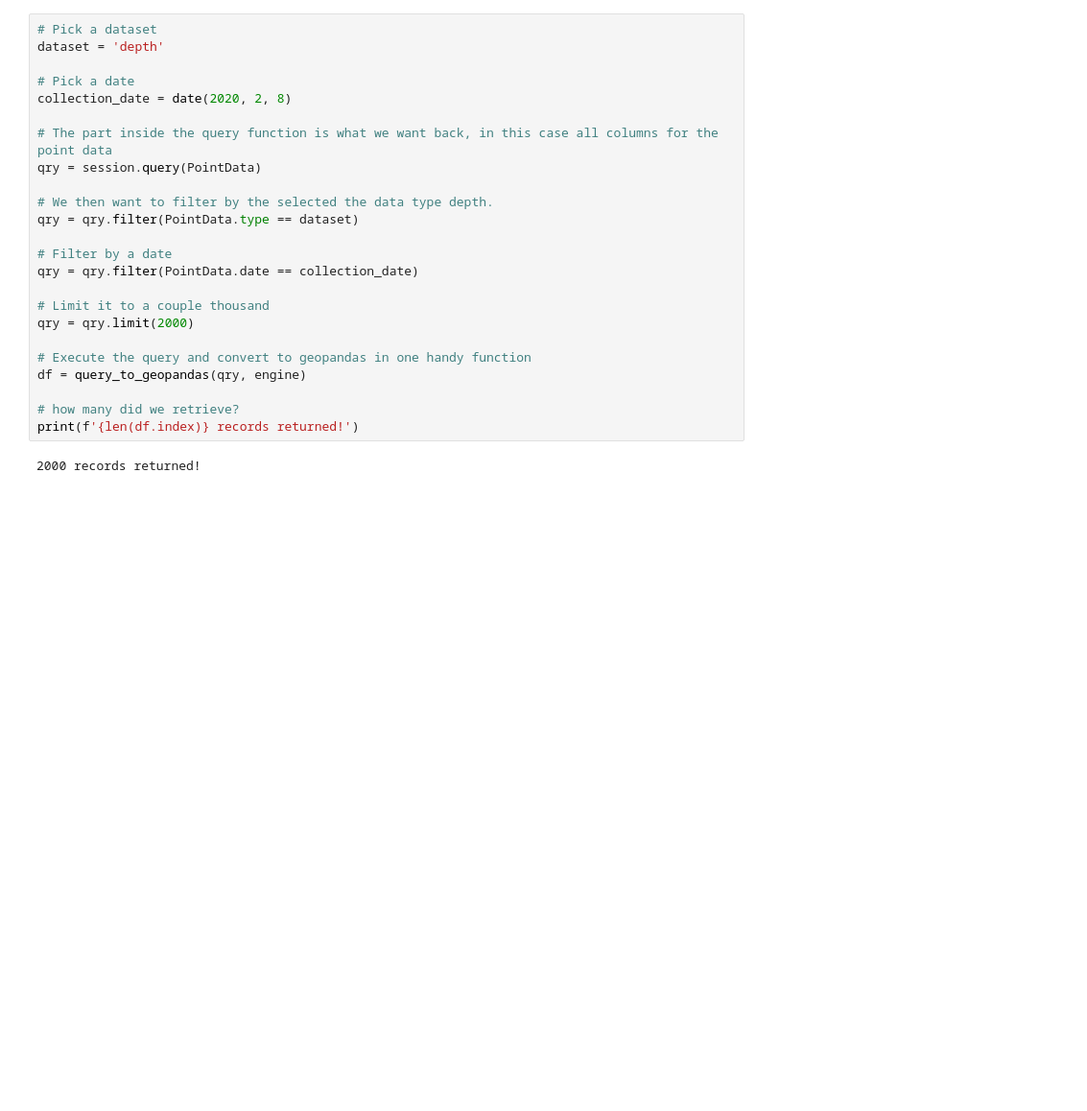
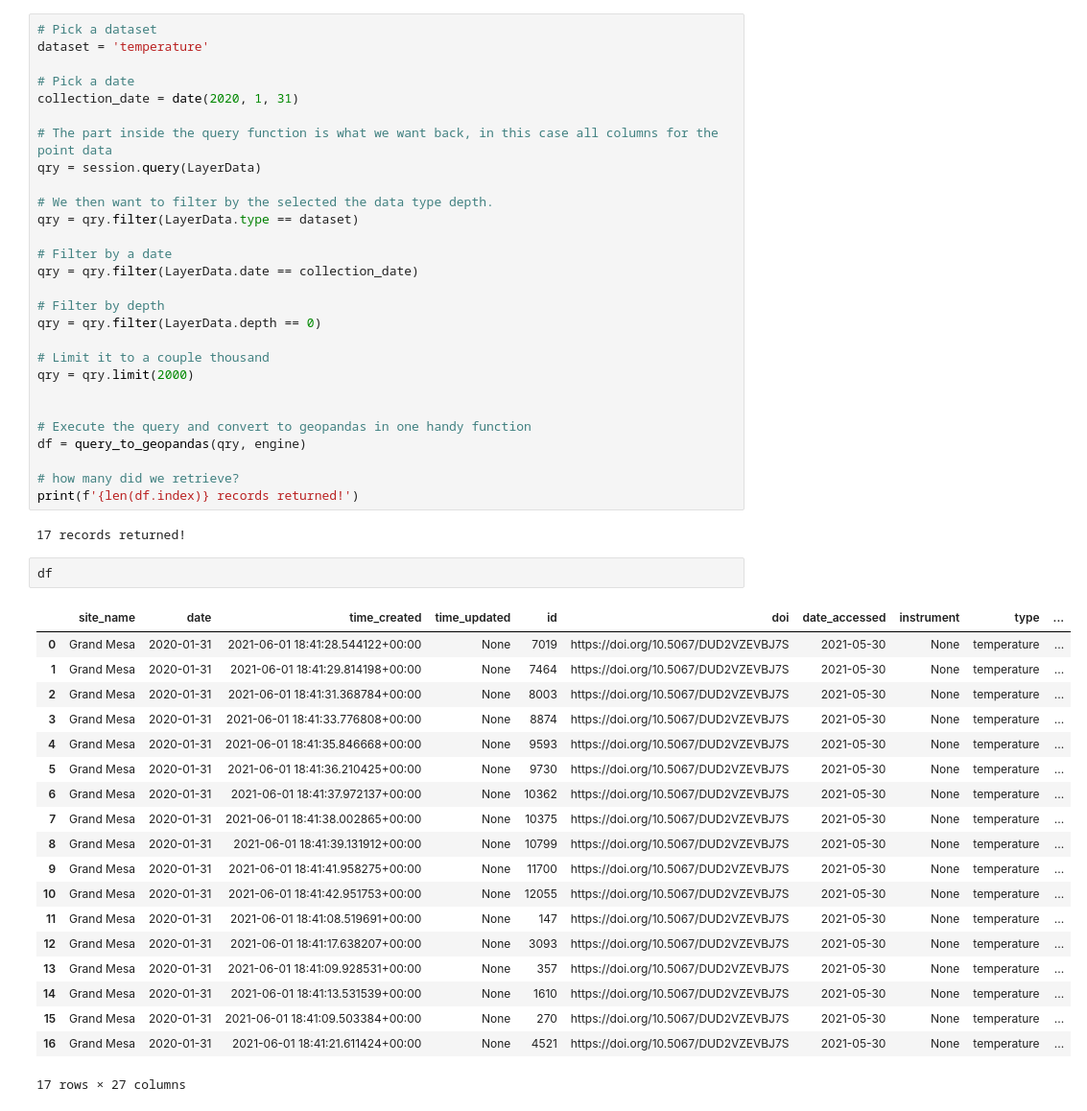
Before and after one commit to snowex-hackweek/hot-pow, a Jupyter notebook: contributors/Jeremy_Johnston/QueryPractice.ipynb, the cells around one changed output. Shown at 96% size. Saved outputs shown, nothing was run; the diff lists cells and outputs as text; blank space fills up the shorter version.

```diff
--- a/contributors/Jeremy_Johnston/QueryPractice.ipynb
+++ b/contributors/Jeremy_Johnston/QueryPractice.ipynb
@@ -18,22 +18,26 @@ db_name = 'snow:hackweek@52.32.183.144/snowex'
 engine, session = get_db(db_name)
 # %%
 # Pick a dataset
-dataset = 'depth'
+dataset = 'temperature'
 
 # Pick a date
-collection_date = date(2020, 2, 8)
+collection_date = date(2020, 1, 31)
 
 # The part inside the query function is what we want back, in this case all columns for the point data
-qry = session.query(PointData)
+qry = session.query(LayerData)
 
 # We then want to filter by the selected the data type depth.
-qry = qry.filter(PointData.type == dataset)
+qry = qry.filter(LayerData.type == dataset)
 
 # Filter by a date
-qry = qry.filter(PointData.date == collection_date)
+qry = qry.filter(LayerData.date == collection_date)
+
+# Filter by depth
+qry = qry.filter(LayerData.depth == 0)
 
 # Limit it to a couple thousand
 qry = qry.limit(2000)
+
 
 # Execute the query and convert to geopandas in one handy function
 df = query_to_geopandas(qry, engine)
@@ -41,4 +45,26 @@ df = query_to_geopandas(qry, engine)
 # how many did we retrieve?
 print(f'{len(df.index)} records returned!')
 # %% [output]
-2000 records returned!
+17 records returned!
+# %%
+df
+# %% [output]
+|  | site_name | date | time_created | time_updated | id | doi | date_accessed | instrument | type | ... |
+| 0 | Grand Mesa | 2020-01-31 | 2021-06-01 18:41:28.544122+00:00 | None | 7019 | https://doi.org/10.5067/DUD2VZEVBJ7S | 2021-05-30 | None | temperature | ... |
+| 1 | Grand Mesa | 2020-01-31 | 2021-06-01 18:41:29.814198+00:00 | None | 7464 | https://doi.org/10.5067/DUD2VZEVBJ7S | 2021-05-30 | None | temperature | ... |
+| 2 | Grand Mesa | 2020-01-31 | 2021-06-01 18:41:31.368784+00:00 | None | 8003 | https://doi.org/10.5067/DUD2VZEVBJ7S | 2021-05-30 | None | temperature | ... |
+| 3 | Grand Mesa | 2020-01-31 | 2021-06-01 18:41:33.776808+00:00 | None | 8874 | https://doi.org/10.5067/DUD2VZEVBJ7S | 2021-05-30 | None | temperature | ... |
+| 4 | Grand Mesa | 2020-01-31 | 2021-06-01 18:41:35.846668+00:00 | None | 9593 | https://doi.org/10.5067/DUD2VZEVBJ7S | 2021-05-30 | None | temperature | ... |
+| 5 | Grand Mesa | 2020-01-31 | 2021-06-01 18:41:36.210425+00:00 | None | 9730 | https://doi.org/10.5067/DUD2VZEVBJ7S | 2021-05-30 | None | temperature | ... |
+| 6 | Grand Mesa | 2020-01-31 | 2021-06-01 18:41:37.972137+00:00 | None | 10362 | https://doi.org/10.5067/DUD2VZEVBJ7S | 2021-05-30 | None | temperature | ... |
+| 7 | Grand Mesa | 2020-01-31 | 2021-06-01 18:41:38.002865+00:00 | None | 10375 | https://doi.org/10.5067/DUD2VZEVBJ7S | 2021-05-30 | None | temperature | ... |
+| 8 | Grand Mesa | 2020-01-31 | 2021-06-01 18:41:39.131912+00:00 | None | 10799 | https://doi.org/10.5067/DUD2VZEVBJ7S | 2021-05-30 | None | temperature | ... |
+| 9 | Grand Mesa | 2020-01-31 | 2021-06-01 18:41:41.958275+00:00 | None | 11700 | https://doi.org/10.5067/DUD2VZEVBJ7S | 2021-05-30 | None | temperature | ... |
+| 10 | Grand Mesa | 2020-01-31 | 2021-06-01 18:41:42.951753+00:00 | None | 12055 | https://doi.org/10.5067/DUD2VZEVBJ7S | 2021-05-30 | None | temperature | ... |
+| 11 | Grand Mesa | 2020-01-31 | 2021-06-01 18:41:08.519691+00:00 | None | 147 | https://doi.org/10.5067/DUD2VZEVBJ7S | 2021-05-30 | None | temperature | ... |
+| 12 | Grand Mesa | 2020-01-31 | 2021-06-01 18:41:17.638207+00:00 | None | 3093 | https://doi.org/10.5067/DUD2VZEVBJ7S | 2021-05-30 | None | temperature | ... |
+| 13 | Grand Mesa | 2020-01-31 | 2021-06-01 18:41:09.928531+00:00 | None | 357 | https://doi.org/10.5067/DUD2VZEVBJ7S | 2021-05-30 | None | temperature | ... |
+| 14 | Grand Mesa | 2020-01-31 | 2021-06-01 18:41:13.531539+00:00 | None | 1610 | https://doi.org/10.5067/DUD2VZEVBJ7S | 2021-05-30 | None | temperature | ... |
+| 15 | Grand Mesa | 2020-01-31 | 2021-06-01 18:41:09.503384+00:00 | None | 270 | https://doi.org/10.5067/DUD2VZEVBJ7S | 2021-05-30 | None | temperature | ... |
+| 16 | Grand Mesa | 2020-01-31 | 2021-06-01 18:41:21.611424+00:00 | None | 4521 | https://doi.org/10.5067/DUD2VZEVBJ7S | 2021-05-30 | None | temperature | ... |
+17 rows × 27 columns
```
Also changed, not shown: parts of 2 cells of this notebook.
